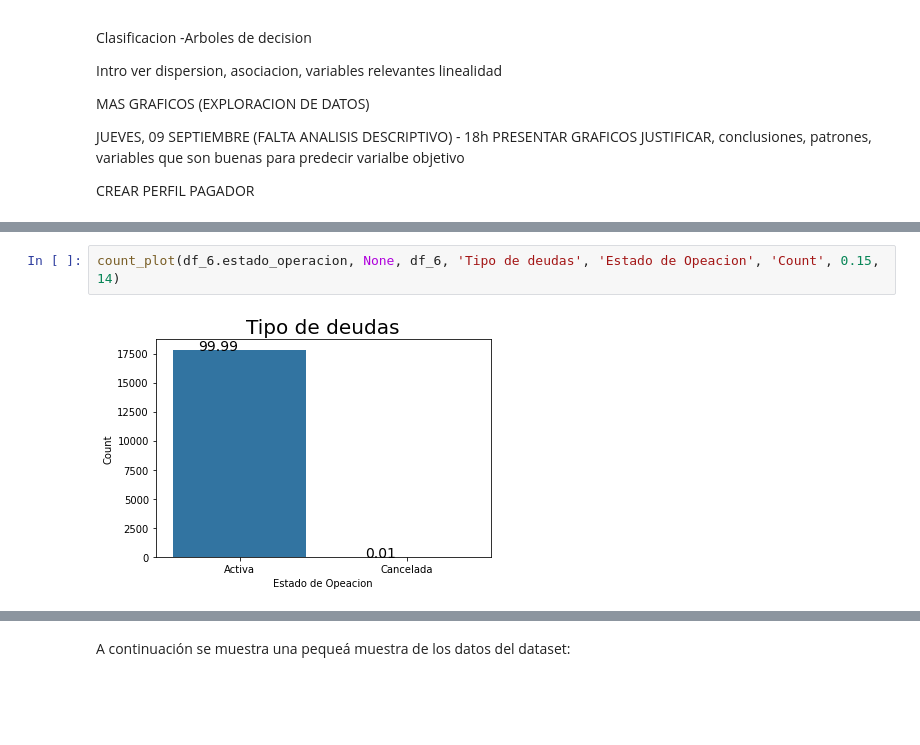
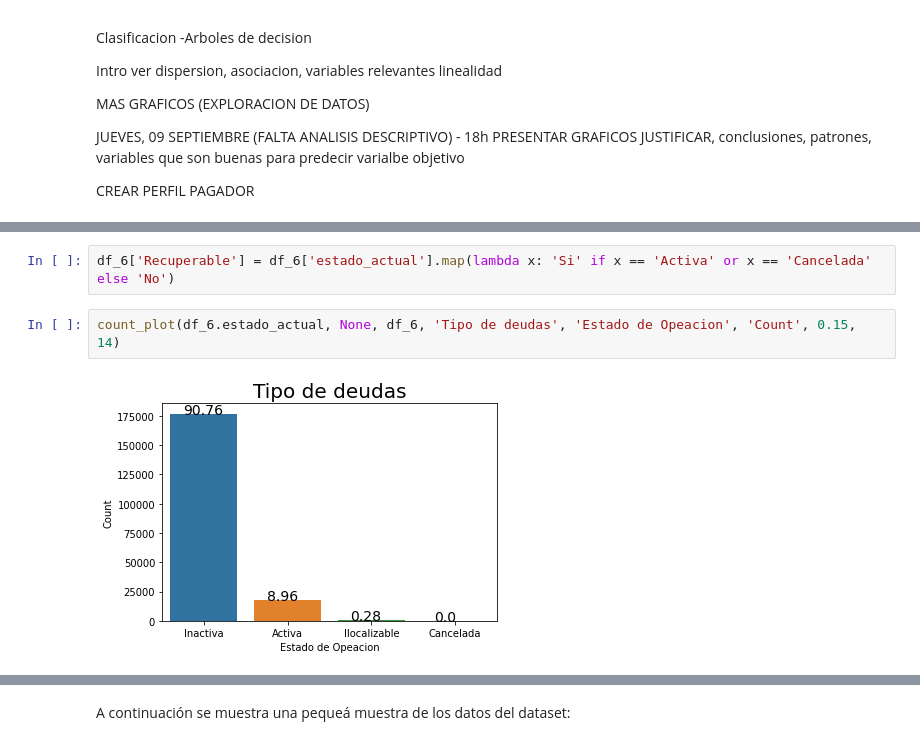
Before and after one commit to JoseDiego101/IMMUNE, a Jupyter notebook: capstone.ipynb, the cells around one changed output, grey strips where cells are left out. Saved outputs shown, nothing was run; the diff lists cells and outputs as text; blank space fills up the shorter version.

```diff
--- a/capstone.ipynb
+++ b/capstone.ipynb
@@ -993,4 +1137,6 @@ time: 8.66 ms (started: 2021-09-05 18:44:10 +00:00)
+# %%
+df_6['Recuperable'] = df_6['estado_actual'].map(lambda x: 'Si' if x == 'Activa' or x == 'Cancelada' else 'No')
 # %%
-count_plot(df_6.estado_operacion, None, df_6, 'Tipo de deudas', 'Estado de Opeacion', 'Count', 0.15, 14)
+count_plot(df_6.estado_actual, None, df_6, 'Tipo de deudas', 'Estado de Opeacion', 'Count', 0.15, 14)
 # %% [output]
-[figure, old version]
+[figure, new version]
```
Also changed, not shown: parts of 184 cells of this notebook.
